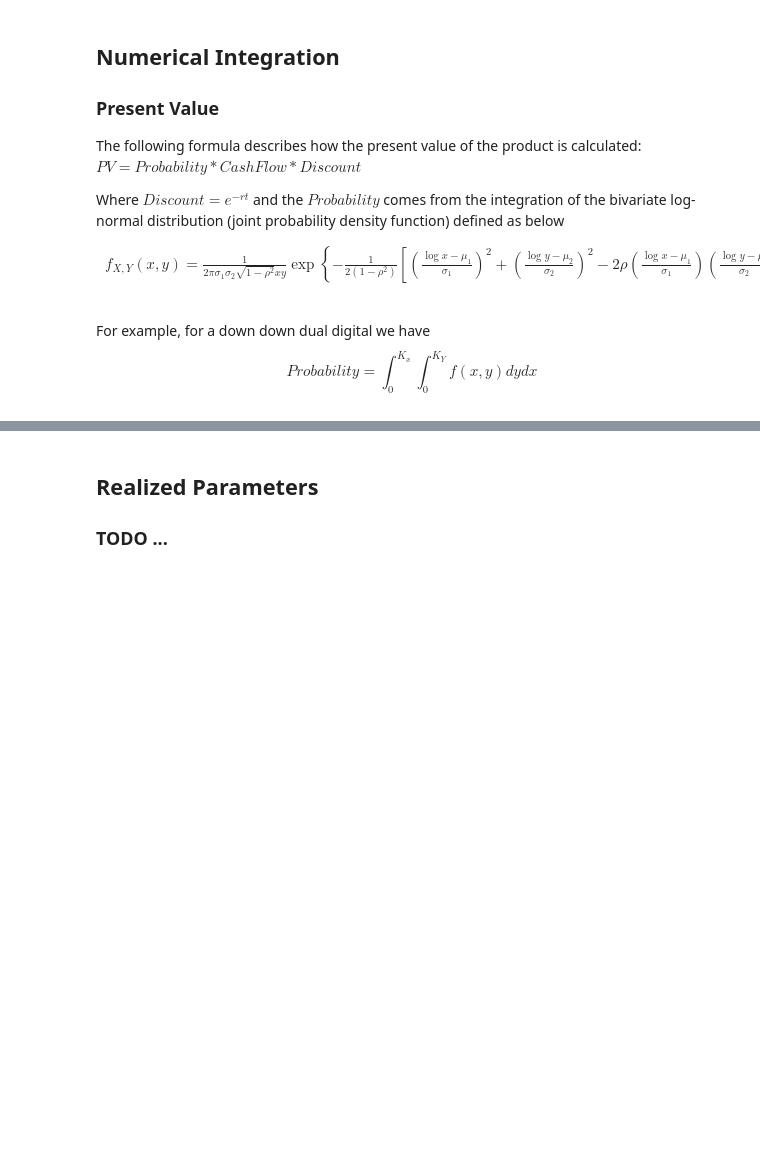
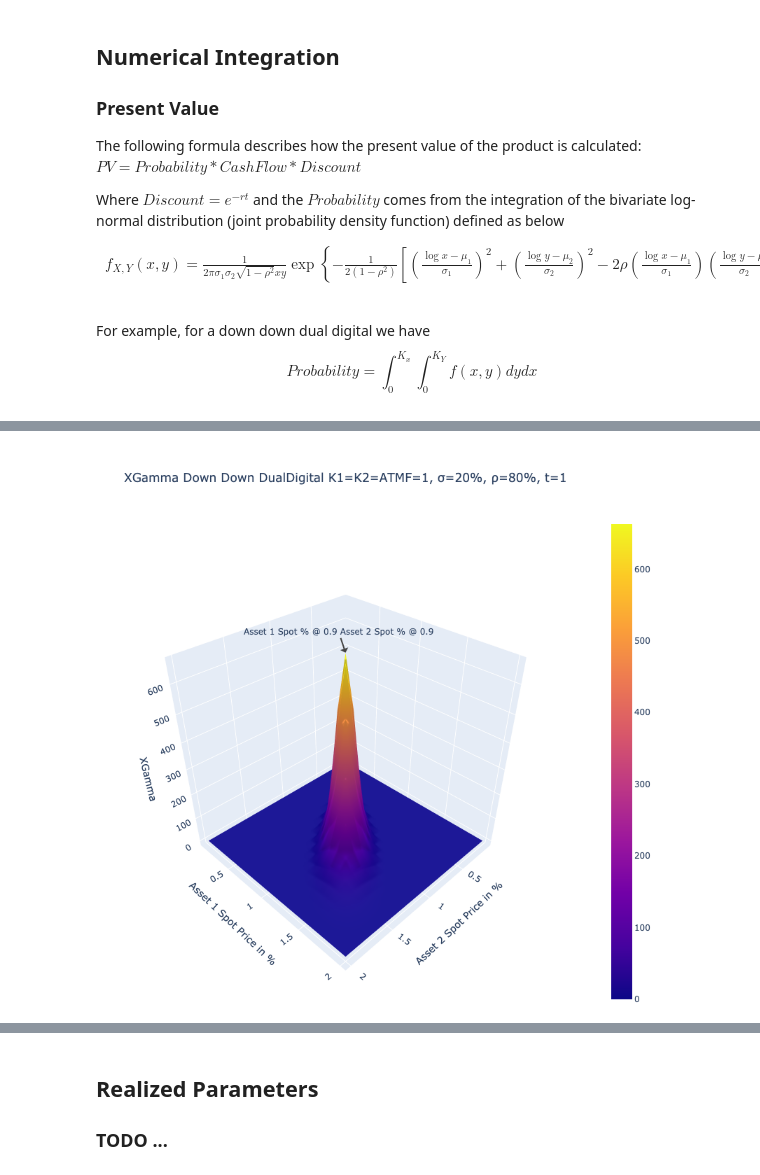
Before and after one commit to kevinlaventure/HumanLearning, a Jupyter notebook: Experiment/dual_digital_analysis.ipynb, the cells around one changed output, grey strips where cells are left out. Drawn from its saved outputs; the diff is of its cells as text; code cells hidden in the pictures; blank space fills up the shorter version.

```diff
--- a/Experiment/dual_digital_analysis.ipynb
+++ b/Experiment/dual_digital_analysis.ipynb
@@ -99,17 +100,2 @@ Using a second-order Taylor series, we can estimate the quadratic P&L approximat
 
 $$\Delta f \simeq f_{x}\left(x-x_{0}\right)+f_{y}\left(y-y_{0}\right)+\frac{1}{2} f_{x x}\left(x-x_{0}\right)^{2}+f_{x y}\left(x-x_{0}\right)\left(y-y_{0}\right)+\frac{1}{2} f_{y y}\left(y-y_{0}\right)^{2}$$
-# %%
-data = dict()
-for st1 in tqdm(np.linspace(start=0.1, stop=2, num=20)):
-    for st2 in np.linspace(start=0.1, stop=2, num=20):
-        priceable = DualDigital(
-            st1=st1, k1=1, iv1=0.2, q1=0, b1=0, direction1='down',
-            st2=st2, k2=1, iv2=0.2, q2=0, b2=0, direction2='down',
-            rho=0.8, r=0, t=1, unit=100, model='numerical_integration'
-        )
-        priceable.calculate_present_value()
-        priceable.calculate_x_gamma()
-        pv = priceable.get_present_value()
-        greeks = priceable.get_greeks()
-        data[(st1, st2)] = greeks.get('dst1*dst2')
-data_df = pd.Series(data).unstack()
@@ -148,0 +102,34 @@ data_df.style.highlight_max(color='yellow', axis=None)
+# %%
+data2 = dict()
+for st1 in tqdm(np.linspace(start=0.1, stop=2, num=20)):
+    for st2 in np.linspace(start=0.1, stop=2, num=20):
+        priceable = DualDigital(
+            st1=st1, k1=1, iv1=0.2, q1=0, b1=0, direction1='down',
+            st2=st2, k2=1, iv2=0.2, q2=0, b2=0, direction2='down',
+            rho=0.8, r=0, t=1, unit=100, model='numerical_integration'
+        )
+        priceable.calculate_present_value()
+        priceable.calculate_x_gamma()
+        pv = priceable.get_present_value()
+        greeks = priceable.get_greeks()
+        data2[(st1, st2)] = greeks.get('dst1*dst2')
+data2_df = pd.Series(data2).unstack()
+
+x_max = np.round(data2_df.max().idxmax(), 2)
+y_max = np.round(data2_df.transpose().max().idxmax(), 2)
+z_max = np.round(data2_df.max().max())
+
+fig = go.Figure(data=[go.Surface(x=data2_df.index, y=data2_df.columns, z=data2_df.values)])
+fig.update_layout(
+    title = "XGamma Down Down DualDigital K1=K2=ATMF=1, σ=20%, ρ=80%, t=1",
+    scene = dict(
+        xaxis_title='Asset 2 Spot Price in %',
+        yaxis_title='Asset 1 Spot Price in %',
+        zaxis_title='XGamma',
+        annotations=[dict(x=x_max, y=y_max, z=z_max, text=f'Asset 1 Spot % @ {y_max} Asset 2 Spot % @ {x_max}')]),
+    scene_camera=dict(up=dict(x=0, y=0, z=1), center=dict(x=0, y=0, z=0), eye=dict(x=1.5, y=1.5, z=1.5)),
+    width=800, height=800, margin=dict(r=1, b=1, l=1, t=100))
+
+fig.show('png')
+# %% [output]
+[figure, added]
```
Also changed, not shown: parts of 8 cells of this notebook, 1 other file.
